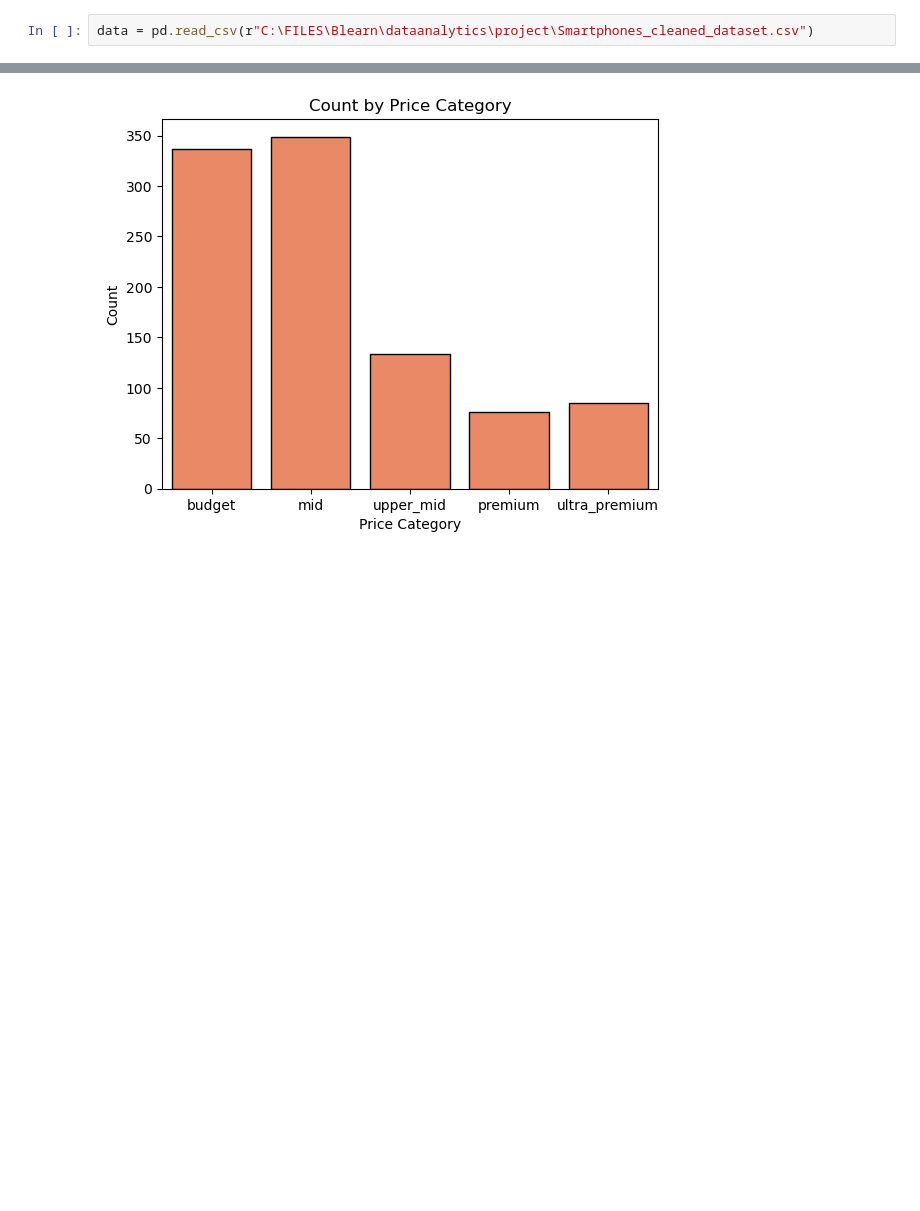
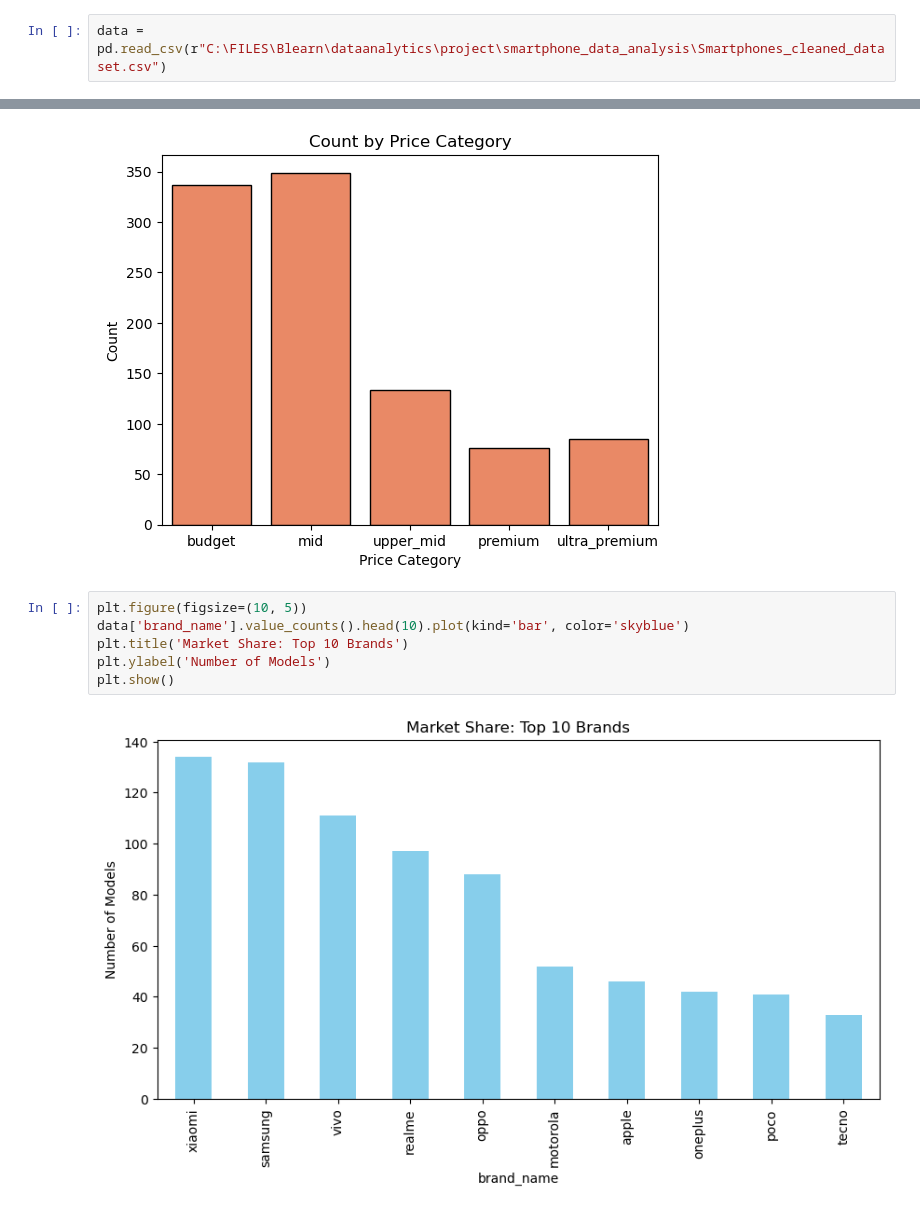
Before and after one commit to mhdxshahiq/smartphone_data_analysis, a Jupyter notebook: project.ipynb, the cells around one changed output, grey strips where cells are left out. Drawn from its saved outputs; the diff is of its cells as text; blank space fills up the shorter version.

```diff
--- a/project.ipynb
+++ b/project.ipynb
@@ -4,7 +4,7 @@ import pandas as pd
 import matplotlib.pyplot as plt
 import seaborn as sns
 # %%
-data = pd.read_csv(r"C:\FILES\Blearn\dataanalytics\project\Smartphones_cleaned_dataset.csv")
+data = pd.read_csv(r"C:\FILES\Blearn\dataanalytics\project\smartphone_data_analysis\Smartphones_cleaned_dataset.csv")
 # %%
 print(data.info())
 # %% [output]
@@ -172,3 +172,11 @@ plt.ylabel('Count')
 plt.show()
 # %% [output]
 [figure]
+# %%
+plt.figure(figsize=(10, 5))
+data['brand_name'].value_counts().head(10).plot(kind='bar', color='skyblue')
+plt.title('Market Share: Top 10 Brands')
+plt.ylabel('Number of Models')
+plt.show()
+# %% [output]
+[figure, added]
```
Also changed, not shown: parts of 12 cells of this notebook.
